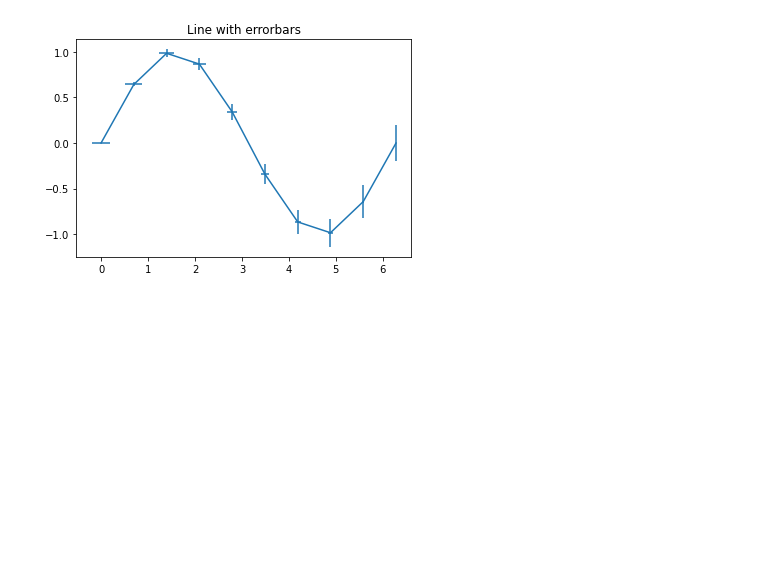
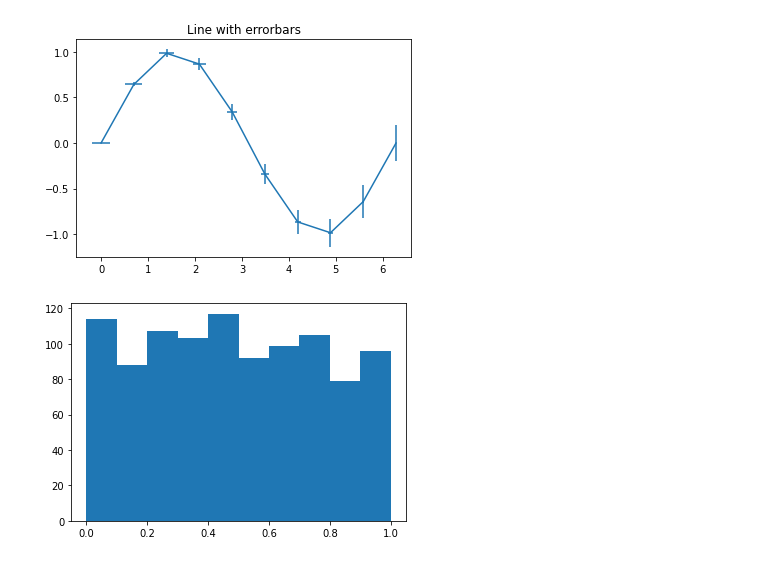
Before and after one commit to beygee/algorithm, a Jupyter notebook: pytorch/matplot.ipynb, the cells around one changed output. Drawn from its saved outputs; the diff is of its cells as text; code cells hidden in the pictures; blank space fills up the shorter version.

```diff
--- a/pytorch/matplot.ipynb
+++ b/pytorch/matplot.ipynb
@@ -148,3 +148,9 @@ plt.title("Line with errorbars")
 plt.show()
 # %% [output]
 [figure]
+# %%
+x = npr.uniform(size = 1000)
+plt.hist(x)
+plt.show()
+# %% [output]
+[figure, added]
```
Also changed, not shown: parts of 2 cells of this notebook.
